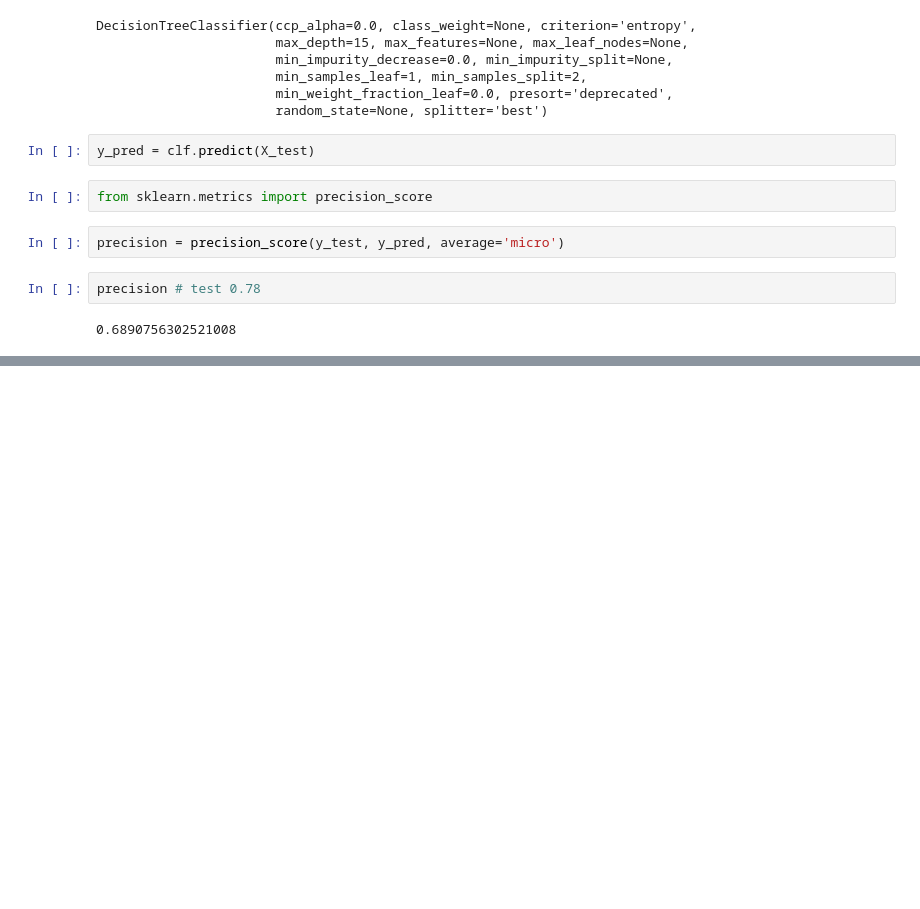
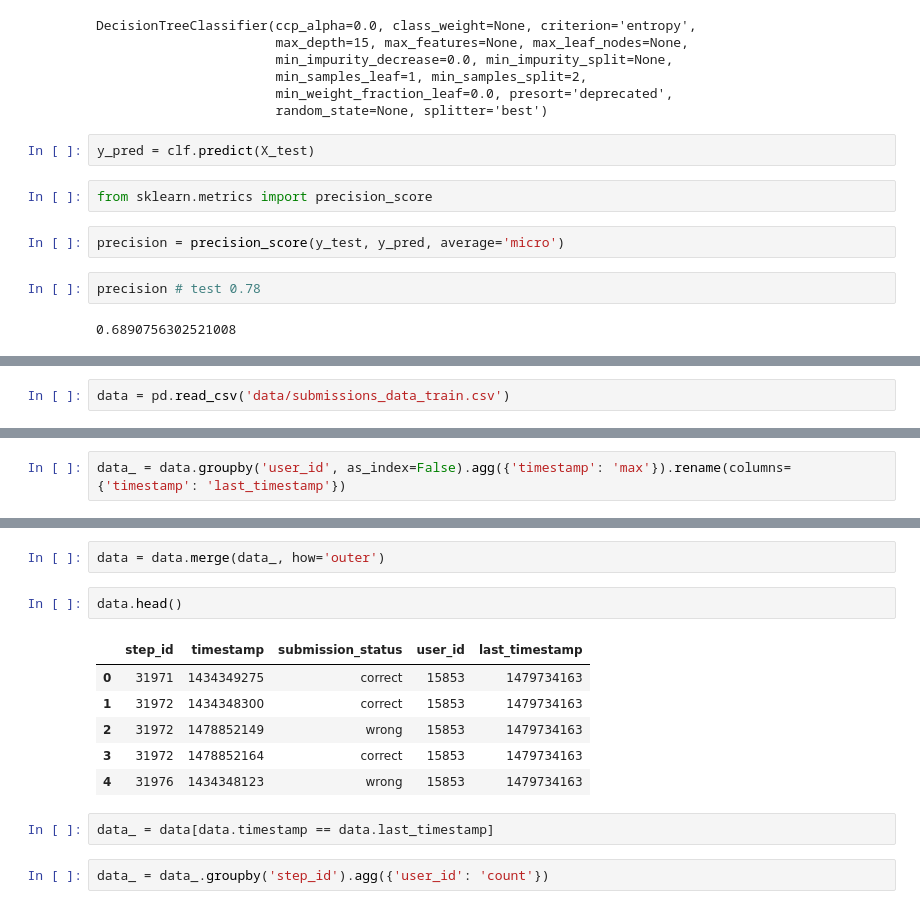
Before and after one commit to NastyBoget/stepik, a Jupyter notebook: Введение в Data Science и машинное обучение/part2_decision_trees.ipynb, the cells around one changed output, grey strips where cells are left out. Saved outputs shown, nothing was run; the diff lists cells and outputs as text; blank space fills up the shorter version.

```diff
--- a/Введение в Data Science и машинное обучение/part2_decision_trees.ipynb
+++ b/Введение в Data Science и машинное обучение/part2_decision_trees.ipynb
@@ -169,0 +316,2 @@ precision # test 0.78
+# %%
+data = pd.read_csv('data/submissions_data_train.csv')
@@ -169,0 +327,2 @@ precision # test 0.78
+# %%
+data_ = data.groupby('user_id', as_index=False).agg({'timestamp': 'max'}).rename(columns={'timestamp': 'last_timestamp'})
@@ -169,0 +338,15 @@ precision # test 0.78
+# %%
+data = data.merge(data_, how='outer')
+# %%
+data.head()
+# %% [output]
+|  | step_id | timestamp | submission_status | user_id | last_timestamp |
+| 0 | 31971 | 1434349275 | correct | 15853 | 1479734163 |
+| 1 | 31972 | 1434348300 | correct | 15853 | 1479734163 |
+| 2 | 31972 | 1478852149 | wrong | 15853 | 1479734163 |
+| 3 | 31972 | 1478852164 | correct | 15853 | 1479734163 |
+| 4 | 31976 | 1434348123 | wrong | 15853 | 1479734163 |
+# %%
+data_ = data[data.timestamp == data.last_timestamp]
+# %%
+data_ = data_.groupby('step_id').agg({'user_id': 'count'})
```
Also changed, not shown: parts of 28 cells of this notebook.
